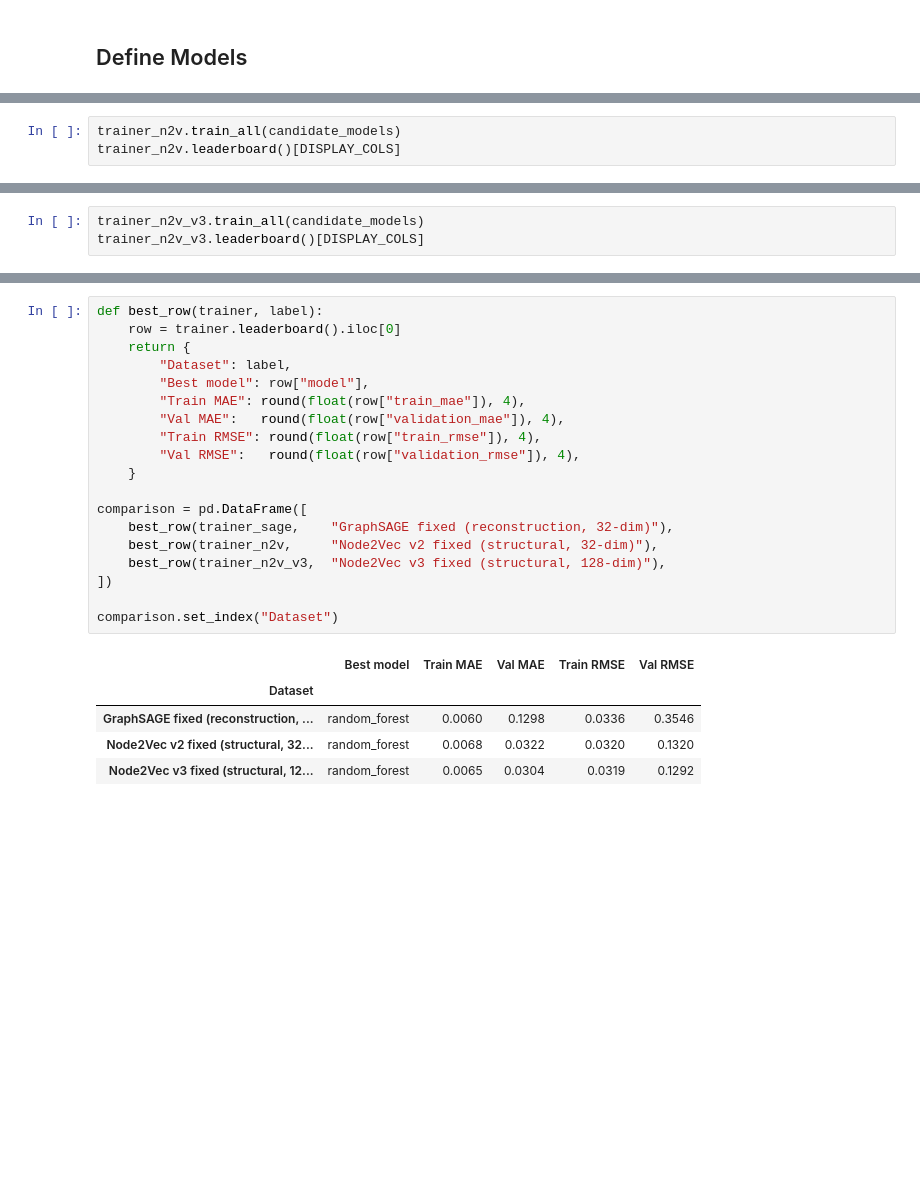
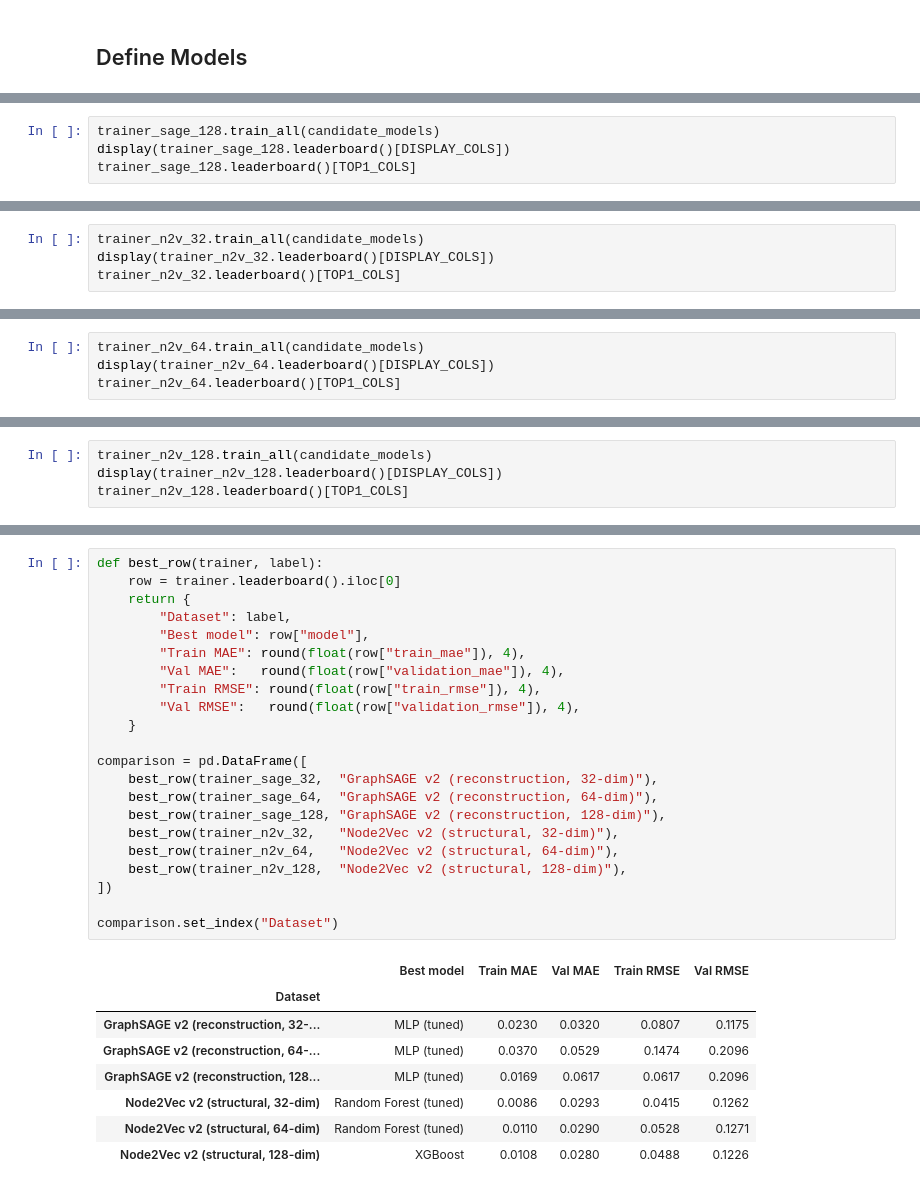
Before and after one commit to RubenCMarques/Using-GNNs-to-minimize-systemic-risk, a Jupyter notebook: src/notebooks/05b_ML_Fixed_Embeddings.ipynb, the cells around one changed output, grey strips where cells are left out. Drawn from its saved outputs; the diff is of its cells as text; blank space fills up the shorter version.

```diff
--- a/src/notebooks/05b_ML_Fixed_Embeddings.ipynb
+++ b/src/notebooks/05b_ML_Fixed_Embeddings.ipynb
@@ -127,0 +174,4 @@ trainer_sage.test_predictions().head(20)
+# %%
+trainer_sage_128.train_all(candidate_models)
+display(trainer_sage_128.leaderboard()[DISPLAY_COLS])
+trainer_sage_128.leaderboard()[TOP1_COLS]
@@ -130,5 +195,6 @@ trainer_sage.test_predictions().head(20)
 # %%
-trainer_n2v.train_all(candidate_models)
-trainer_n2v.leaderboard()[DISPLAY_COLS]
+trainer_n2v_32.train_all(candidate_models)
+display(trainer_n2v_32.leaderboard()[DISPLAY_COLS])
+trainer_n2v_32.leaderboard()[TOP1_COLS]
 # %% [output]
 |  | model | train_mae | validation_mae | train_rmse | validation_rmse |
@@ -138,0 +216,4 @@ trainer_n2v.leaderboard()[DISPLAY_COLS]
+# %%
+trainer_n2v_64.train_all(candidate_models)
+display(trainer_n2v_64.leaderboard()[DISPLAY_COLS])
+trainer_n2v_64.leaderboard()[TOP1_COLS]
@@ -141,5 +237,6 @@ trainer_n2v.leaderboard()[DISPLAY_COLS]
 # %%
-trainer_n2v_v3.train_all(candidate_models)
-trainer_n2v_v3.leaderboard()[DISPLAY_COLS]
+trainer_n2v_128.train_all(candidate_models)
+display(trainer_n2v_128.leaderboard()[DISPLAY_COLS])
+trainer_n2v_128.leaderboard()[TOP1_COLS]
 # %% [output]
 |  | model | train_mae | validation_mae | train_rmse | validation_rmse |
@@ -192,25 +492,31 @@ Fixed embeddings (this notebook) — best model per dataset:
 # %%
 def best_row(trainer, label):
     row = trainer.leaderboard().iloc[0]
     return {
         "Dataset": label,
         "Best model": row["model"],
         "Train MAE": round(float(row["train_mae"]), 4),
         "Val MAE":   round(float(row["validation_mae"]), 4),
         "Train RMSE": round(float(row["train_rmse"]), 4),
         "Val RMSE":   round(float(row["validation_rmse"]), 4),
     }
 
 comparison = pd.DataFrame([
-    best_row(trainer_sage,    "GraphSAGE fixed (reconstruction, 32-dim)"),
-    best_row(trainer_n2v,     "Node2Vec v2 fixed (structural, 32-dim)"),
-    best_row(trainer_n2v_v3,  "Node2Vec v3 fixed (structural, 128-dim)"),
+    best_row(trainer_sage_32,  "GraphSAGE v2 (reconstruction, 32-dim)"),
+    best_row(trainer_sage_64,  "GraphSAGE v2 (reconstruction, 64-dim)"),
+    best_row(trainer_sage_128, "GraphSAGE v2 (reconstruction, 128-dim)"),
+    best_row(trainer_n2v_32,   "Node2Vec v2 (structural, 32-dim)"),
+    best_row(trainer_n2v_64,   "Node2Vec v2 (structural, 64-dim)"),
+    best_row(trainer_n2v_128,  "Node2Vec v2 (structural, 128-dim)"),
 ])
 
 comparison.set_index("Dataset")
 # %% [output]
 |  | Best model | Train MAE | Val MAE | Train RMSE | Val RMSE |
 | Dataset |  |  |  |  |  |
-| GraphSAGE fixed (reconstruction, ... | random_forest | 0.0060 | 0.1298 | 0.0336 | 0.3546 |
-| Node2Vec v2 fixed (structural, 32... | random_forest | 0.0068 | 0.0322 | 0.0320 | 0.1320 |
-| Node2Vec v3 fixed (structural, 12... | random_forest | 0.0065 | 0.0304 | 0.0319 | 0.1292 |
+| GraphSAGE v2 (reconstruction, 32-... | MLP (tuned) | 0.0230 | 0.0320 | 0.0807 | 0.1175 |
+| GraphSAGE v2 (reconstruction, 64-... | MLP (tuned) | 0.0370 | 0.0529 | 0.1474 | 0.2096 |
+| GraphSAGE v2 (reconstruction, 128... | MLP (tuned) | 0.0169 | 0.0617 | 0.0617 | 0.2096 |
+| Node2Vec v2 (structural, 32-dim) | Random Forest (tuned) | 0.0086 | 0.0293 | 0.0415 | 0.1262 |
+| Node2Vec v2 (structural, 64-dim) | Random Forest (tuned) | 0.0110 | 0.0290 | 0.0528 | 0.1271 |
+| Node2Vec v2 (structural, 128-dim) | XGBoost | 0.0108 | 0.0280 | 0.0488 | 0.1226 |
```
Also changed, not shown: parts of 26 cells of this notebook, 2 other files.
